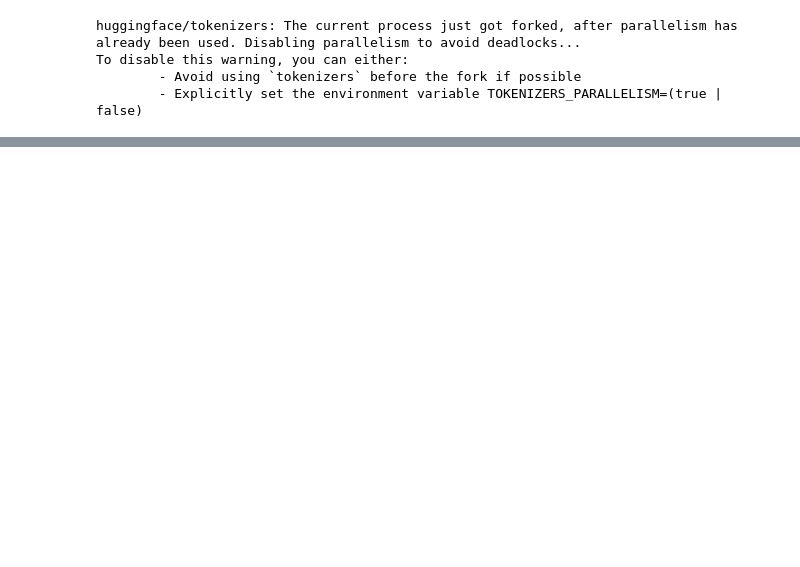
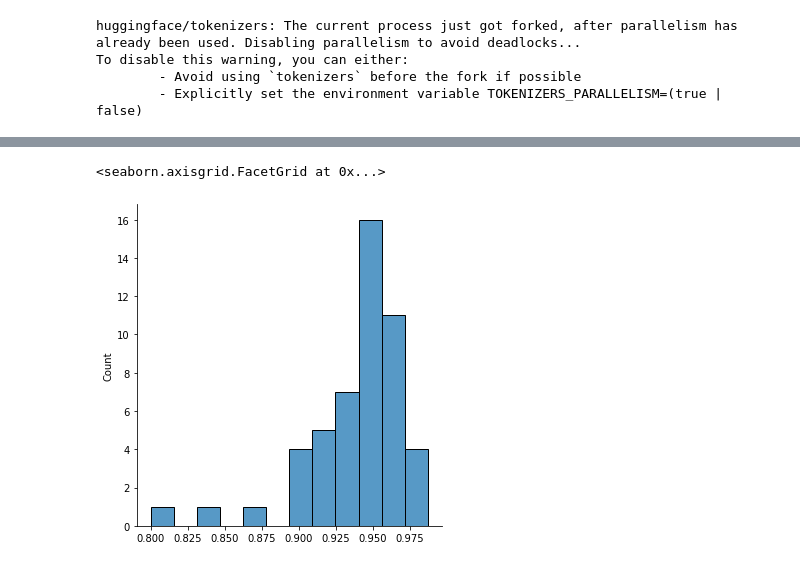
Before and after one commit to shahules786/ragas, a Jupyter notebook: experiments/assesments/metrics_assesments.ipynb, the cells around one changed output, grey strips where cells are left out. Saved outputs shown, nothing was run; the diff lists cells and outputs as text; code cells hidden in the pictures; blank space fills up the shorter version.

```diff
--- a/experiments/assesments/metrics_assesments.ipynb
+++ b/experiments/assesments/metrics_assesments.ipynb
@@ -886,0 +878,10 @@ array(["d to re-voice some scenes from the anime , including Sasuke 's departure
+# %%
+def track_score(scores,name):
+    score_track = json.load(open("/Users/shahules/belar/src/scores_track.json"))
+    score_track[name] = scores
+    with open("/Users/shahules/belar/src/scores_track.json","w") as file:
+        json.dump(score_track,file,indent=4)
+
+def read_score(name):
+    score_track = json.load(open("/Users/shahules/belar/src/scores_track.json"))
+    return score_track.get(name)
@@ -886,0 +905,5 @@ array(["d to re-voice some scenes from the anime , including Sasuke 's departure
+# %%
+sns.displot(read_score("answer_similarity"))
+# %% [output]
+<seaborn.axisgrid.FacetGrid at 0x...>
+[figure, added]
```
Also changed, not shown: parts of 22 cells of this notebook.
